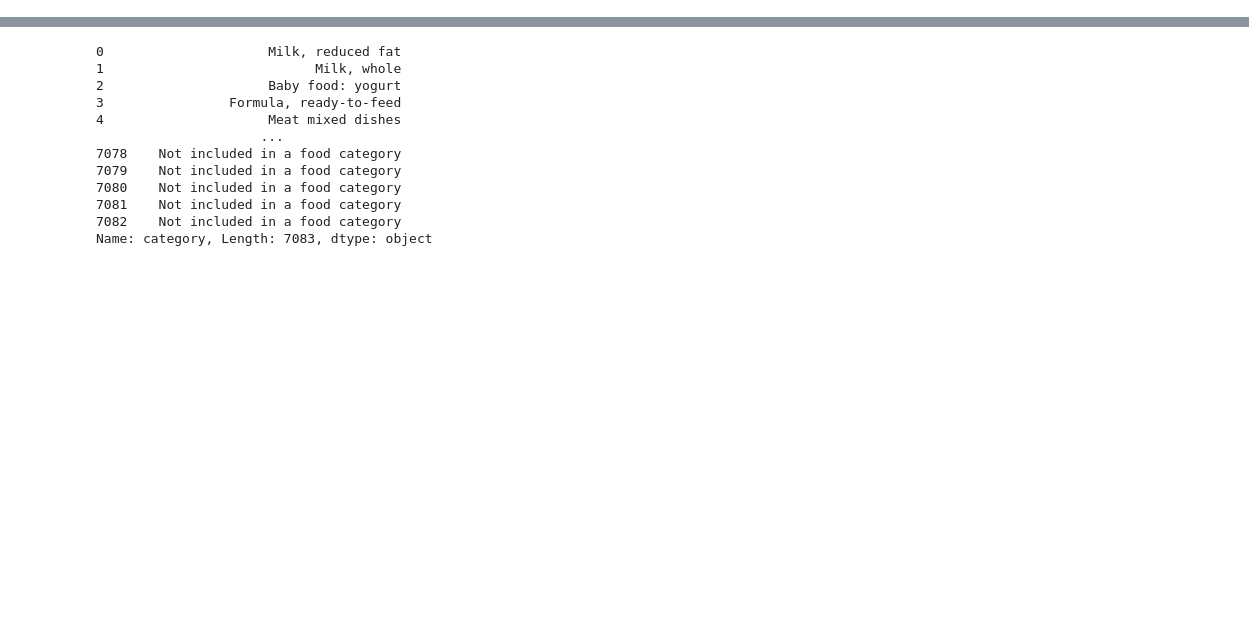
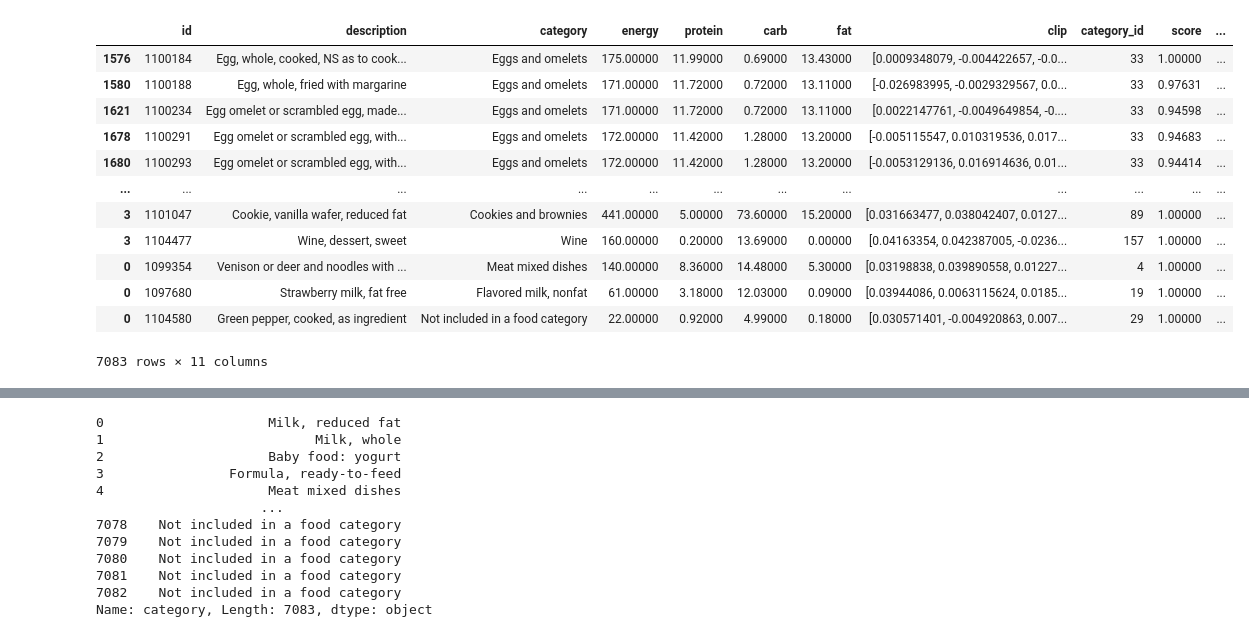
Before and after one commit to DmitriyG228/food, a Jupyter notebook: food_clustering.ipynb, the cells around one changed output, grey strips where cells are left out. Drawn from its saved outputs; the diff is of its cells as text; code cells hidden in the pictures; blank space fills up the shorter version.

```diff
--- a/food_clustering.ipynb
+++ b/food_clustering.ipynb
@@ -80,0 +208,16 @@ foods.sort_values('score',ascending = False).head(20)
+# %%
+r
+# %% [output]
+|  | id | description | category | energy | protein | carb | fat | clip | category_id | score | ... |
+| 1576 | 1100184 | Egg, whole, cooked, NS as to cook... | Eggs and omelets | 175.00000 | 11.99000 | 0.69000 | 13.43000 | [0.0009348079, -0.004422657, -0.0... | 33 | 1.00000 | ... |
+| 1580 | 1100188 | Egg, whole, fried with margarine | Eggs and omelets | 171.00000 | 11.72000 | 0.72000 | 13.11000 | [-0.026983995, -0.0029329567, 0.0... | 33 | 0.97631 | ... |
+| 1621 | 1100234 | Egg omelet or scrambled egg, made... | Eggs and omelets | 171.00000 | 11.72000 | 0.72000 | 13.11000 | [0.0022147761, -0.0049649854, -0.... | 33 | 0.94598 | ... |
+| 1678 | 1100291 | Egg omelet or scrambled egg, with... | Eggs and omelets | 172.00000 | 11.42000 | 1.28000 | 13.20000 | [-0.005115547, 0.010319536, 0.017... | 33 | 0.94683 | ... |
+| 1680 | 1100293 | Egg omelet or scrambled egg, with... | Eggs and omelets | 172.00000 | 11.42000 | 1.28000 | 13.20000 | [-0.0053129136, 0.016914636, 0.01... | 33 | 0.94414 | ... |
+| ... | ... | ... | ... | ... | ... | ... | ... | ... | ... | ... | ... |
+| 3 | 1101047 | Cookie, vanilla wafer, reduced fat | Cookies and brownies | 441.00000 | 5.00000 | 73.60000 | 15.20000 | [0.031663477, 0.038042407, 0.0127... | 89 | 1.00000 | ... |
+| 3 | 1104477 | Wine, dessert, sweet | Wine | 160.00000 | 0.20000 | 13.69000 | 0.00000 | [0.04163354, 0.042387005, -0.0236... | 157 | 1.00000 | ... |
+| 0 | 1099354 | Venison or deer and noodles with ... | Meat mixed dishes | 140.00000 | 8.36000 | 14.48000 | 5.30000 | [0.03198838, 0.039890558, 0.01227... | 4 | 1.00000 | ... |
+| 0 | 1097680 | Strawberry milk, fat free | Flavored milk, nonfat | 61.00000 | 3.18000 | 12.03000 | 0.09000 | [0.03944086, 0.0063115624, 0.0185... | 19 | 1.00000 | ... |
+| 0 | 1104580 | Green pepper, cooked, as ingredient | Not included in a food category | 22.00000 | 0.92000 | 4.99000 | 0.18000 | [0.030571401, -0.004920863, 0.007... | 29 | 1.00000 | ... |
+7083 rows × 11 columns
```
Also changed, not shown: parts of 33 cells of this notebook, 16 other files.
